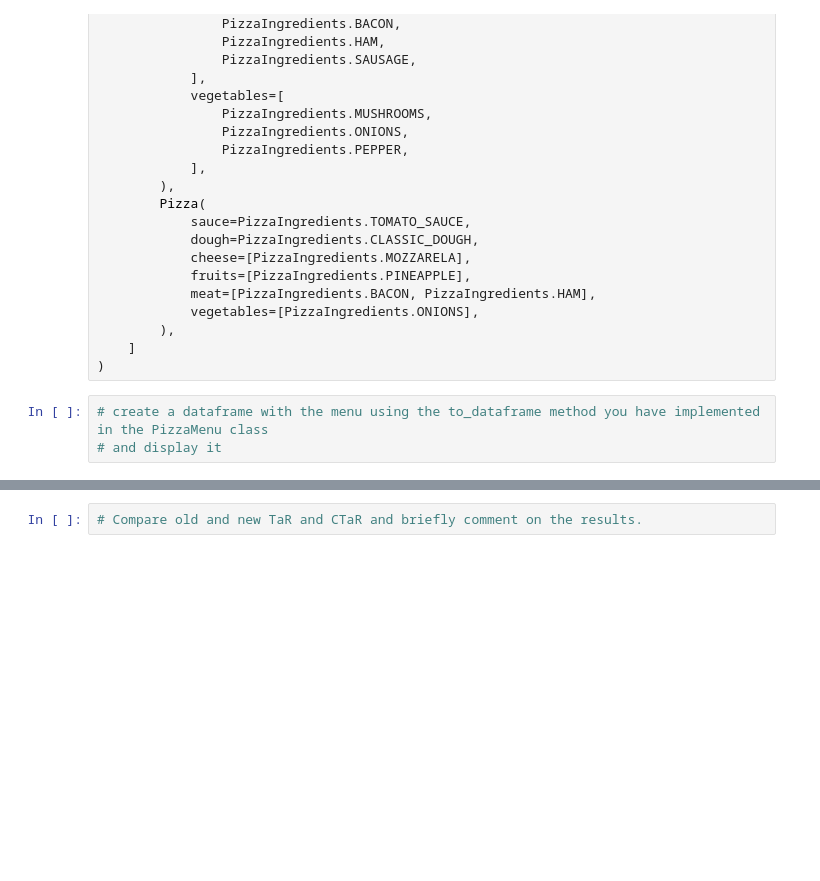
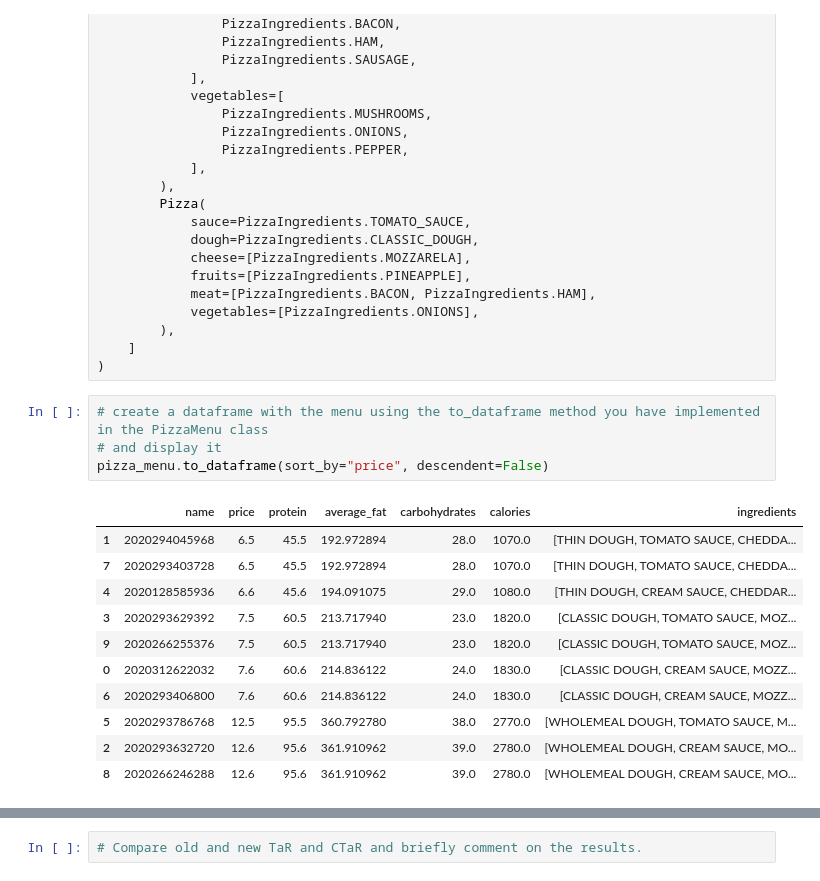
Before and after one commit to woege/maestro-pizza-maker, a Jupyter notebook: notebooks/menu_analysis.ipynb, the cells around one changed output, grey strips where cells are left out. Drawn from its saved outputs; the diff is of its cells as text; blank space fills up the shorter version.

```diff
--- a/notebooks/menu_analysis.ipynb
+++ b/notebooks/menu_analysis.ipynb
@@ -115,6 +115,19 @@ pizza_menu = PizzaMenu(
 # %%
 # create a dataframe with the menu using the to_dataframe method you have implemented in the PizzaMenu class
 # and display it
+pizza_menu.to_dataframe(sort_by="price", descendent=False)
+# %% [output]
+|  | name | price | protein | average_fat | carbohydrates | calories | ingredients |
+| 1 | 2020294045968 | 6.5 | 45.5 | 192.972894 | 28.0 | 1070.0 | [THIN DOUGH, TOMATO SAUCE, CHEDDA... |
+| 7 | 2020293403728 | 6.5 | 45.5 | 192.972894 | 28.0 | 1070.0 | [THIN DOUGH, TOMATO SAUCE, CHEDDA... |
+| 4 | 2020128585936 | 6.6 | 45.6 | 194.091075 | 29.0 | 1080.0 | [THIN DOUGH, CREAM SAUCE, CHEDDAR... |
+| 3 | 2020293629392 | 7.5 | 60.5 | 213.717940 | 23.0 | 1820.0 | [CLASSIC DOUGH, TOMATO SAUCE, MOZ... |
+| 9 | 2020266255376 | 7.5 | 60.5 | 213.717940 | 23.0 | 1820.0 | [CLASSIC DOUGH, TOMATO SAUCE, MOZ... |
+| 0 | 2020312622032 | 7.6 | 60.6 | 214.836122 | 24.0 | 1830.0 | [CLASSIC DOUGH, CREAM SAUCE, MOZZ... |
+| 6 | 2020293406800 | 7.6 | 60.6 | 214.836122 | 24.0 | 1830.0 | [CLASSIC DOUGH, CREAM SAUCE, MOZZ... |
+| 5 | 2020293786768 | 12.5 | 95.5 | 360.792780 | 38.0 | 2770.0 | [WHOLEMEAL DOUGH, TOMATO SAUCE, M... |
+| 2 | 2020293632720 | 12.6 | 95.6 | 361.910962 | 39.0 | 2780.0 | [WHOLEMEAL DOUGH, CREAM SAUCE, MO... |
+| 8 | 2020266246288 | 12.6 | 95.6 | 361.910962 | 39.0 | 2780.0 | [WHOLEMEAL DOUGH, CREAM SAUCE, MO... |
 # %%
 # compute basic descriptive statistics for the menu.
 # pay a special attention to the price column, as it is the most important one
```
Also changed, not shown: parts of 10 cells of this notebook, 7 other files.
